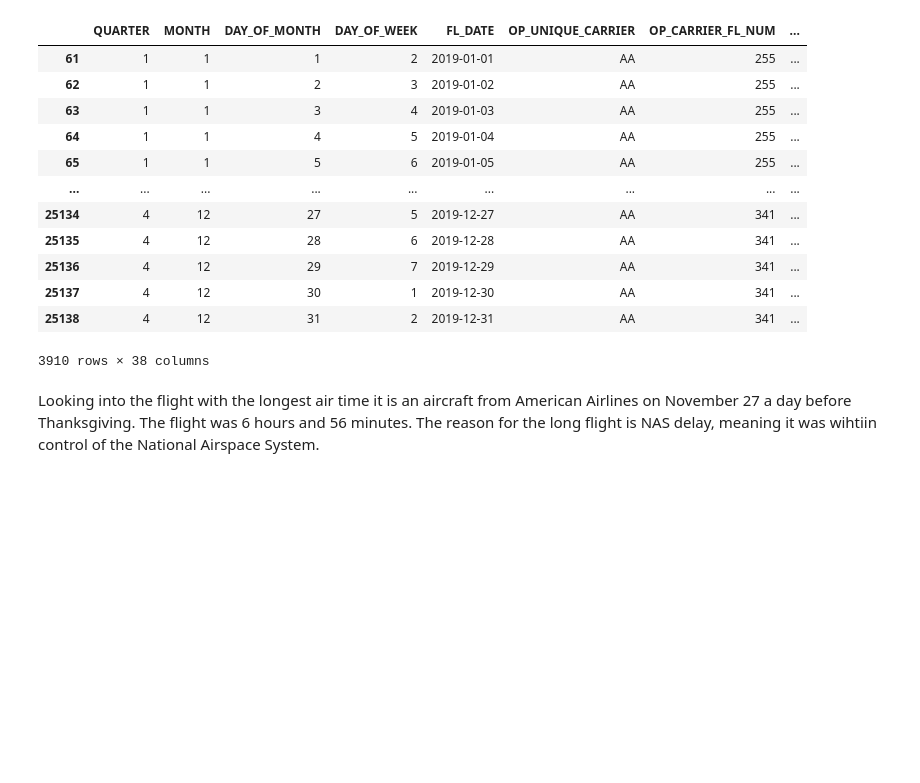
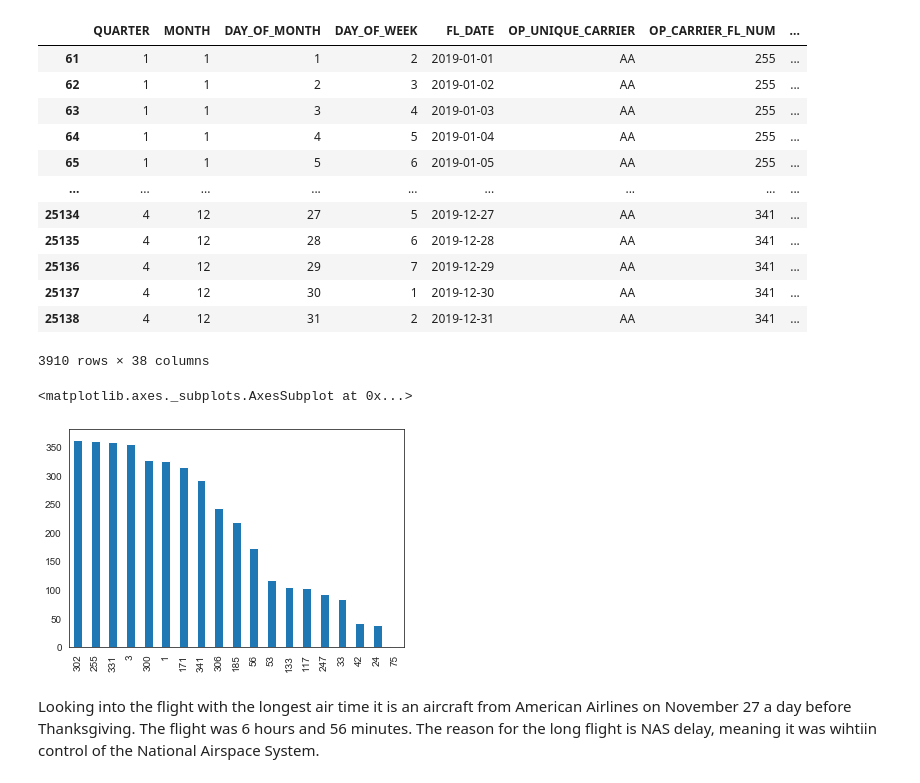
Before and after one commit to emilia329/Fly-High, a Jupyter notebook: JFK.ipynb, the cells around one changed output. Drawn from its saved outputs; the diff is of its cells as text; code cells hidden in the pictures; blank space fills up the shorter version.

```diff
--- a/JFK.ipynb
+++ b/JFK.ipynb
@@ -266,6 +138,11 @@ AA
 | 25137 | 4 | 12 | 30 | 1 | 2019-12-30 | AA | 341 | ... |
 | 25138 | 4 | 12 | 31 | 2 | 2019-12-31 | AA | 341 | ... |
 3910 rows × 38 columns
+# %%
+AA['OP_CARRIER_FL_NUM'].value_counts().plot(kind='bar')
+# %% [output]
+<matplotlib.axes._subplots.AxesSubplot at 0x...>
+[figure, added]
 # %% [markdown]
 Looking into the flight with the longest air time it is an aircraft from American Airlines on November 27 a day before Thanksgiving. The flight was 6 hours and 56 minutes. The reason for the long flight is NAS delay, meaning it was wihtiin control of the National Airspace System.
 # %%
```
Also changed, not shown: parts of 15 cells of this notebook.
